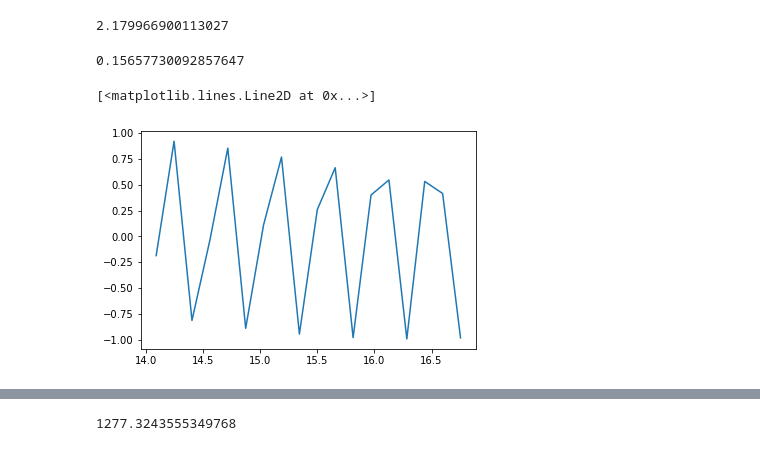
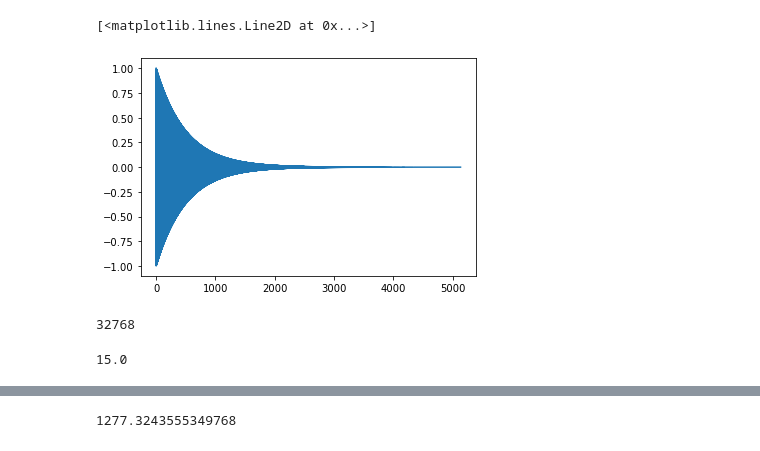
Before and after one commit to sejin8642/ftnmr, a Jupyter notebook: scripts/nb.ipynb, the cells around one changed output, grey strips where cells are left out. Drawn from its saved outputs; the diff is of its cells as text; code cells hidden in the pictures.

```diff
--- a/scripts/nb.ipynb
+++ b/scripts/nb.ipynb
@@ -21,0 +16,2 @@ sh5 = fid(shift=5.12, B=10.0)
+# %%
+a = fid(shift=10, B=1.5, T2=500, t_cut=3000)
@@ -28,15 +30,9 @@ s = sh5()
+# %%
+s = a.signal
 # %%
-t = sh5.t
+t = a.t
-# %%
-sh5.f0
-# %% [output]
-2.179966900113027
-# %%
-sh5.dt
-# %% [output]
-0.15657730092857647
 # %%
-plt.plot(t[5*18:6*18], s.real[5*18:6*18])
+plt.plot(t[:10], s.real)
 # %% [output]
 [<matplotlib.lines.Line2D at 0x...>]
-[figure, old version]
+[figure, new version]
@@ -44,0 +39,8 @@ sg = fid(T2=2000, shift=5.0, shift_maximum=20.0)
+# %%
+a.ns
+# %% [output]
+32768
+# %%
+np.log2(a.ns)
+# %% [output]
+15.0
```
Also changed, not shown: parts of 24 cells of this notebook, 1 other file.
